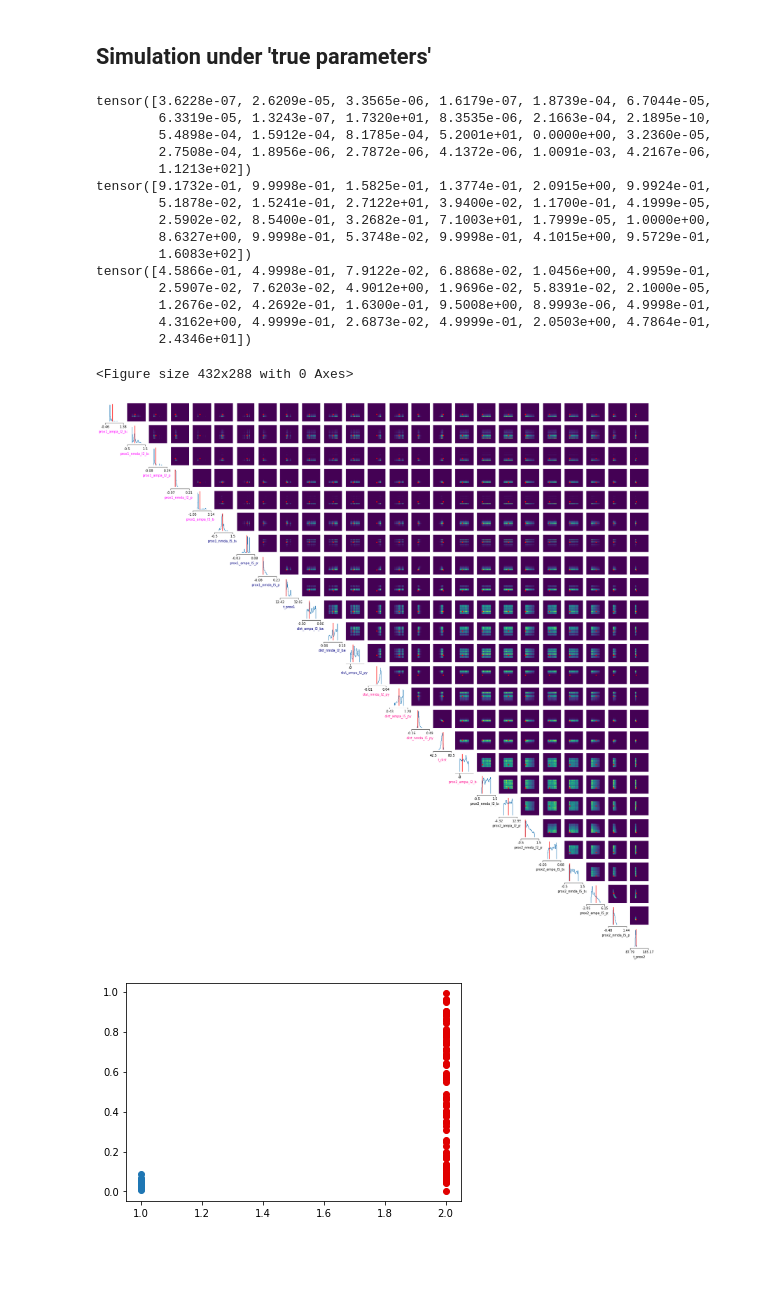
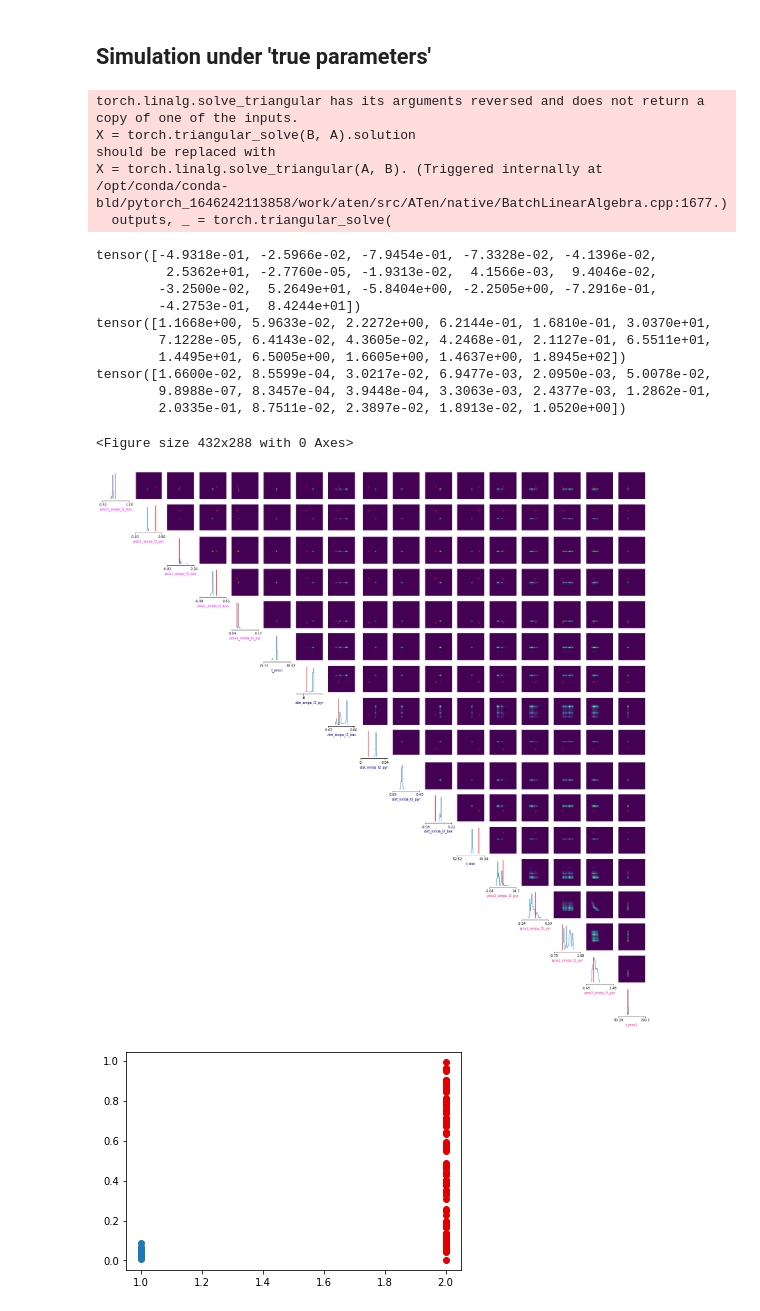
Before and after one commit to andererka/SBI_for_EEG, a Jupyter notebook: notebooks/exploring_17_parameters.ipynb, the cells around one changed output. Cells and saved outputs as stored; diff of their text form; code cells hidden in the pictures; blank space fills up the shorter version.

Commit message:
prior

```diff
--- a/notebooks/exploring_17_parameters.ipynb
+++ b/notebooks/exploring_17_parameters.ipynb
@@ -157,13 +163,13 @@ density_estimator = 'nsf'
 
 #inf = SNPE(prior=prior, density_estimator = density_estimator)
 
-inf = SNPE_C(prior, density_estimator="nsf")
+#inf = SNPE_C(prior, density_estimator="nsf")
 
-inf = inf.append_simulations(thetas, x)
+#inf = inf.append_simulations(thetas, x)
 
-density_estimator = inf.train()
+#density_estimator = inf.train()
 
-posterior = inf.build_posterior(density_estimator)
+#posterior = inf.build_posterior(density_estimator)
 
 
 #true_params = torch.tensor([[26.61, 63.53,  137.12]])
@@ -178,14 +184,26 @@ obs_real = torch.load('{}/obs_real.pt'.format(file))
 # %%
-obs_real_stat = calculate_summary_stats_temporal(obs_real)
+#obs_real_stat = calculate_summary_stats_temporal(obs_real)
 
 samples = posterior.sample((100000,), x=obs_real_stat)
+# %% [output]
+torch.linalg.solve_triangular has its arguments reversed and does not return a copy of one of the inputs.
+X = torch.triangular_solve(B, A).solution
+should be replaced with
+X = torch.linalg.solve_triangular(A, B). (Triggered internally at  /opt/conda/conda-bld/pytorch_1646242113858/work/aten/src/ATen/native/BatchLinearAlgebra.cpp:1677.)
+  outputs, _ = torch.triangular_solve(
 # %%
-parameter_names = ["prox1_ampa_l2_bas","prox1_nmda_l2_bas","prox1_ampa_l2_pyr", "prox1_nmda_l2_pyr", "prox1_ampa_l5_bas", "prox1_nmda_l5_bas", "prox1_ampa_l5_pyr", "prox1_nmda_l5_pyr",
-"t_prox1",
-"dist_ampa_l2_bas", "dist_nmda_l2_bas", "dist_ampa_l2_pyr", "dist_nmda_l2_pyr", "dist_ampa_l5_pyr","dist_nmda_l5_pyr",
-"t_dist",
-"prox2_ampa_l2_bas","prox2_nmda_l2_bas","prox2_ampa_l2_pyr", "prox2_nmda_l2_pyr", "prox2_ampa_l5_bas", "prox2_nmda_l5_bas", "prox2_ampa_l5_pyr", "prox2_nmda_l5_pyr",
-"t_prox2"]
+parameter_names = ["prox1_ampa_l2_bas","prox1_ampa_l2_pyr","prox1_ampa_l5_bas","prox1_nmda_l5_bas", "prox1_nmda_l5_pyr",
+     "t_prox1",
+     "dist_ampa_l2_pyr","dist_ampa_l2_bas","dist_nmda_l2_pyr",
+     "dist_nmda_l5_pyr","dist_nmda_l2_bas",
+     "t_dist",
+     "prox2_ampa_l2_pyr","prox2_ampa_l5_pyr","prox2_nmda_l2_pyr","prox2_nmda_l5_pyr",
+     "t_prox2"]
+# %%
+prior_min = [0, 0, 0, 0, 0, 17.3,  0, 0, 0, 0, 0, 51.980, 0, 0, 0, 0, 112.13]
+prior_max = [0.927, 0.160, 2.093, 1.0, 1.0, 35.9, 0.000042, 0.039372, 0.025902,  0.480, 0.117, 75.08, 8.633, 4.104, 1.0, 1.0, 162.110]
+
+true_params = torch.tensor([[0.277, 0.0399, 0.6244, 0.3739, 0.0, 18.977, 0.000012, 0.0115, 0.0134,  0.0767, 0.06337, 63.08, 4.6729, 2.33, 0.016733, 0.0679, 120.86]])
 # %%
 ##better limits:
 
@@ -196,7 +214,7 @@ print(list_min)
 
 print(list_max)
 
-diff = torch.abs(list_max - list_min) * 0.5
+diff = torch.abs(list_max - list_min) * 0.01
 
 print(diff)
 
@@ -205,47 +223,43 @@ list_max = list(list_max + diff)
 
 limits = [list(tup) for tup in zip(list_min, list_max)]
 # %% [output]
-tensor([3.6228e-07, 2.6209e-05, 3.3565e-06, 1.6179e-07, 1.8739e-04, 6.7044e-05,
-        6.3319e-05, 1.3243e-07, 1.7320e+01, 8.3535e-06, 2.1663e-04, 2.1895e-10,
-        5.4898e-04, 1.5912e-04, 8.1785e-04, 5.2001e+01, 0.0000e+00, 3.2360e-05,
-        2.7508e-04, 1.8956e-06, 2.7872e-06, 4.1372e-06, 1.0091e-03, 4.2167e-06,
-        1.1213e+02])
-tensor([9.1732e-01, 9.9998e-01, 1.5825e-01, 1.3774e-01, 2.0915e+00, 9.9924e-01,
-        5.1878e-02, 1.5241e-01, 2.7122e+01, 3.9400e-02, 1.1700e-01, 4.1999e-05,
-        2.5902e-02, 8.5400e-01, 3.2682e-01, 7.1003e+01, 1.7999e-05, 1.0000e+00,
-        8.6327e+00, 9.9998e-01, 5.3748e-02, 9.9998e-01, 4.1015e+00, 9.5729e-01,
-        1.6083e+02])
-tensor([4.5866e-01, 4.9998e-01, 7.9122e-02, 6.8868e-02, 1.0456e+00, 4.9959e-01,
-        2.5907e-02, 7.6203e-02, 4.9012e+00, 1.9696e-02, 5.8391e-02, 2.1000e-05,
-        1.2676e-02, 4.2692e-01, 1.6300e-01, 9.5008e+00, 8.9993e-06, 4.9998e-01,
-        4.3162e+00, 4.9999e-01, 2.6873e-02, 4.9999e-01, 2.0503e+00, 4.7864e-01,
-        2.4346e+01])
+tensor([-4.9318e-01, -2.5966e-02, -7.9454e-01, -7.3328e-02, -4.1396e-02,
+         2.5362e+01, -2.7760e-05, -1.9313e-02,  4.1566e-03,  9.4046e-02,
+        -3.2500e-02,  5.2649e+01, -5.8404e+00, -2.2505e+00, -7.2916e-01,
+        -4.2753e-01,  8.4244e+01])
+tensor([1.1668e+00, 5.9633e-02, 2.2272e+00, 6.2144e-01, 1.6810e-01, 3.0370e+01,
+        7.1228e-05, 6.4143e-02, 4.3605e-02, 4.2468e-01, 2.1127e-01, 6.5511e+01,
+        1.4495e+01, 6.5005e+00, 1.6605e+00, 1.4637e+00, 1.8945e+02])
+tensor([1.6600e-02, 8.5599e-04, 3.0217e-02, 6.9477e-03, 2.0950e-03, 5.0078e-02,
+        9.8988e-07, 8.3457e-04, 3.9448e-04, 3.3063e-03, 2.4377e-03, 1.2862e-01,
+        2.0335e-01, 8.7511e-02, 2.3897e-02, 1.8913e-02, 1.0520e+00])
 # %%
 #limits = [list(tup) for tup in zip(prior_min, prior_max)]
 
 
 plt.set_cmap('viridis')
 
 fig, axes = analysis.pairplot(
     samples,
     limits=limits,
+    upper = 'kde',
     ticks=np.round(limits,2),
     figsize=(30, 30),
     points=true_params,
     points_offdiag={"markersize": 6},
     points_colors="r",
     labels=parameter_names,
 )
 
 for i in range(5):
     axes[i][i].xaxis.label.set_color('magenta')
 for i in range(5, 12):
     axes[i][i].xaxis.label.set_color('navy')
 for i in range(12, 17):
     axes[i][i].xaxis.label.set_color('deeppink')
 # %% [output]
 <Figure size 432x288 with 0 Axes>
-[figure, old version]
+[figure, new version]
 # %%
 posterior.set_default_x(obs_real_stat)
 condition = posterior.sample((1,))
```
Also changed, not shown: parts of 6 cells of this notebook, 2 other files.
